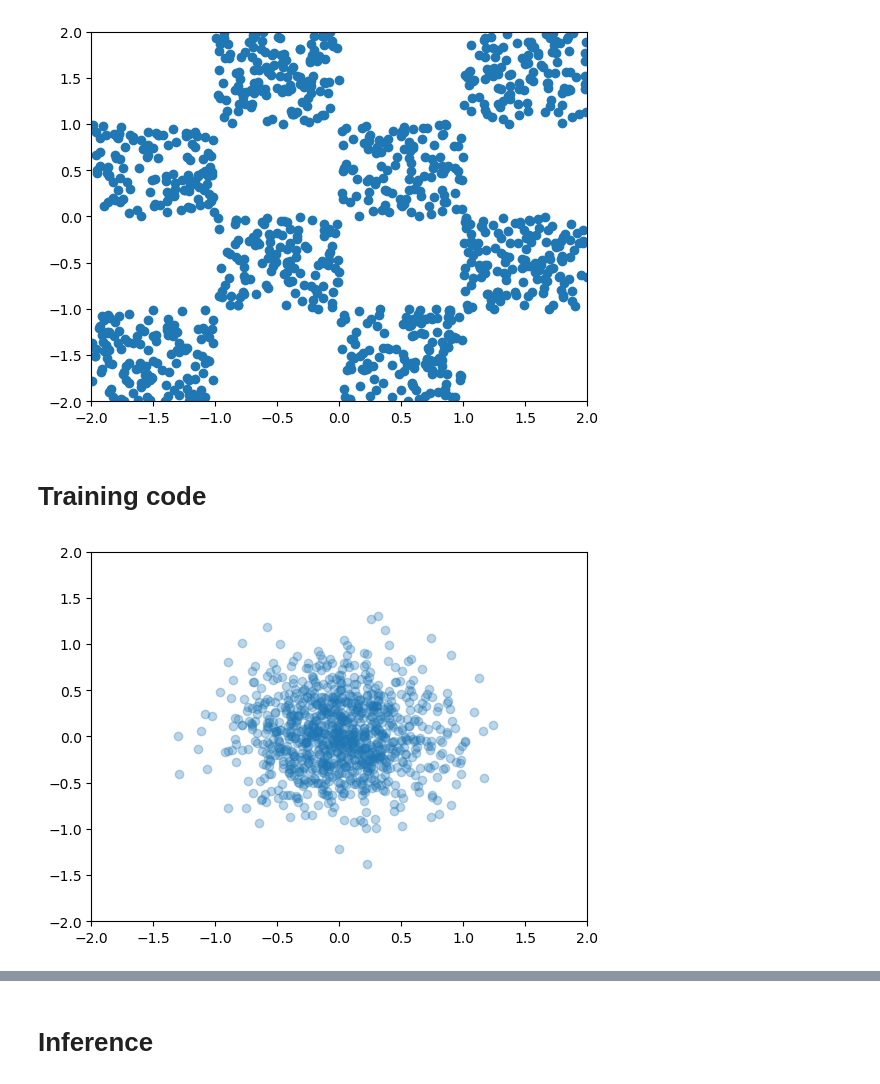
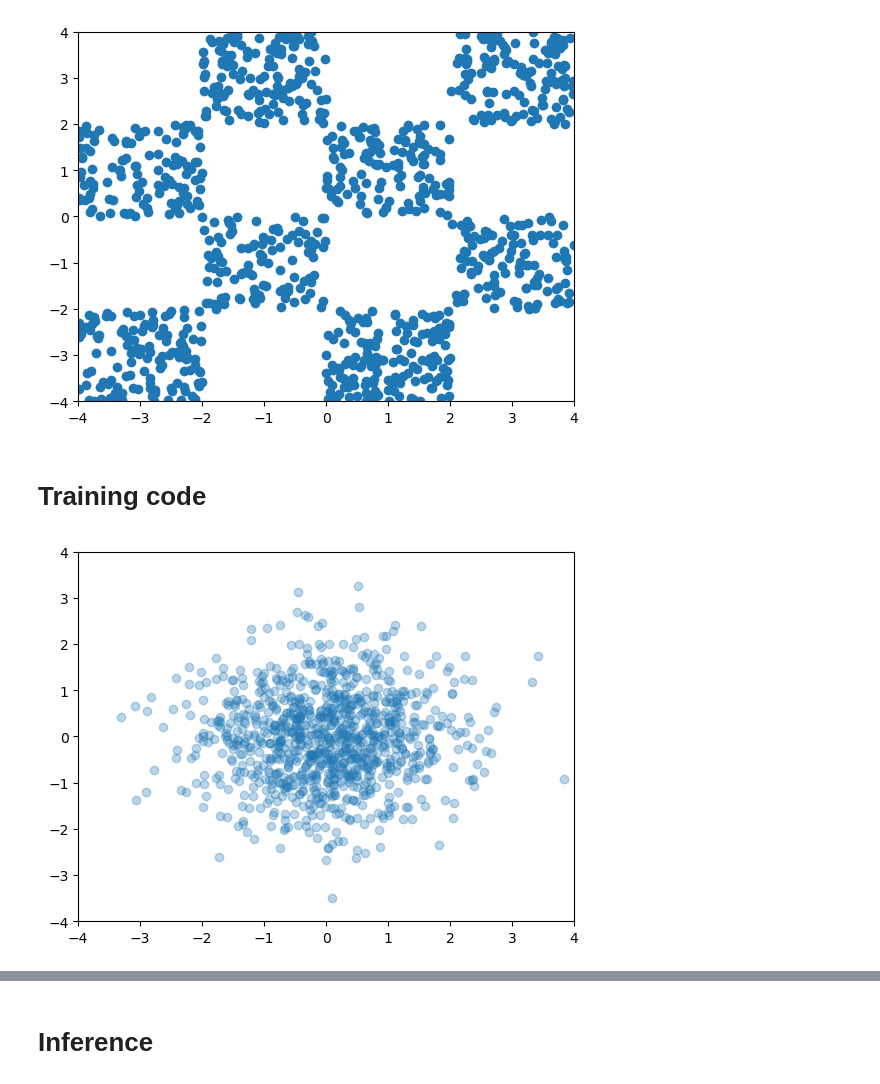
Before and after one commit to Clamepending/FlowMatching-checkerBoard, a Jupyter notebook: flowmatching-experiment.ipynb, the cells around one changed output, grey strips where cells are left out. Cells and saved outputs as stored; diff of their text form; code cells hidden in the pictures.

```diff
--- a/flowmatching-experiment.ipynb
+++ b/flowmatching-experiment.ipynb
@@ -3,9 +3,9 @@ import numpy as np
 import matplotlib.pyplot as plt
 
 
-window_size = (4, 4)
+window_size = (8, 8)
 NUM_POINTS = 1000
-SIGMA = 0.4
+SIGMA = 1
 
 # Creating the samples from the target distribution (a checkerboard pattern from window_size)
 def sample_checkerboard(num_samples):
@@ -18,35 +18,35 @@ def sample_checkerboard(num_samples):
     )
 
     # Create checkerboard mask
-    checker_size = 1.0  # Size of each checker square
+    checker_size = 2.0  # Size of each checker square
     mask = ((points[:,0] // checker_size + points[:,1] // checker_size) % 2 == 0)
 
     # Keep only points that satisfy the mask
     valid_points = points[mask]
 
     # If we don't have enough points, generate more
     while len(valid_points) < num_samples:
         extra_points = np.random.uniform(
             low=[-window_size[0]/2, -window_size[1]/2],
             high=[window_size[0]/2, window_size[1]/2],
             size=(oversample, 2)
         )
         extra_mask = ((extra_points[:,0] // checker_size + extra_points[:,1] // checker_size) % 2 == 0)
         valid_points = np.vstack([valid_points, extra_points[extra_mask]])
 
     # Randomly select exactly num_samples points
     indices = np.random.choice(len(valid_points), num_samples, replace=False)
     return valid_points[indices]
 
 
 target_data = sample_checkerboard(NUM_POINTS)
 
 plt.xlim(-window_size[0]/2, window_size[0]/2)
 plt.ylim(-window_size[1]/2, window_size[1]/2)
 plt.scatter(target_data[:, 0], target_data[:, 1], alpha=1)
 plt.show()
 # %% [output]
-[figure, old version]
+[figure, new version]
 # %% [markdown]
 # Training code
 # %%
@@ -64,7 +64,7 @@ plt.ylim(-window_size[1]/2, window_size[1]/2)
 plt.scatter(sample[:, 0], sample[:, 1], alpha=0.3)
 plt.show()
 # %% [output]
-[figure, old version]
+[figure, new version]
 # %%
 def noise_schedule(source, target, t):
     return source * t + target * (1 - t)
```
Also changed, not shown: parts of 4 cells of this notebook, 4 other files.
